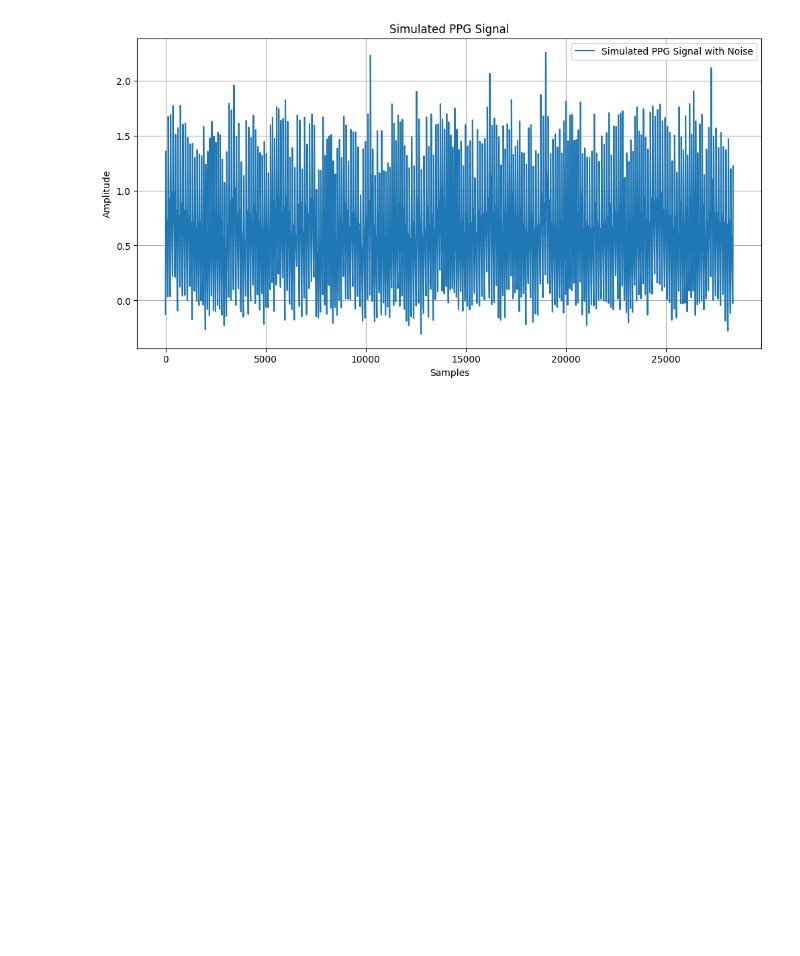
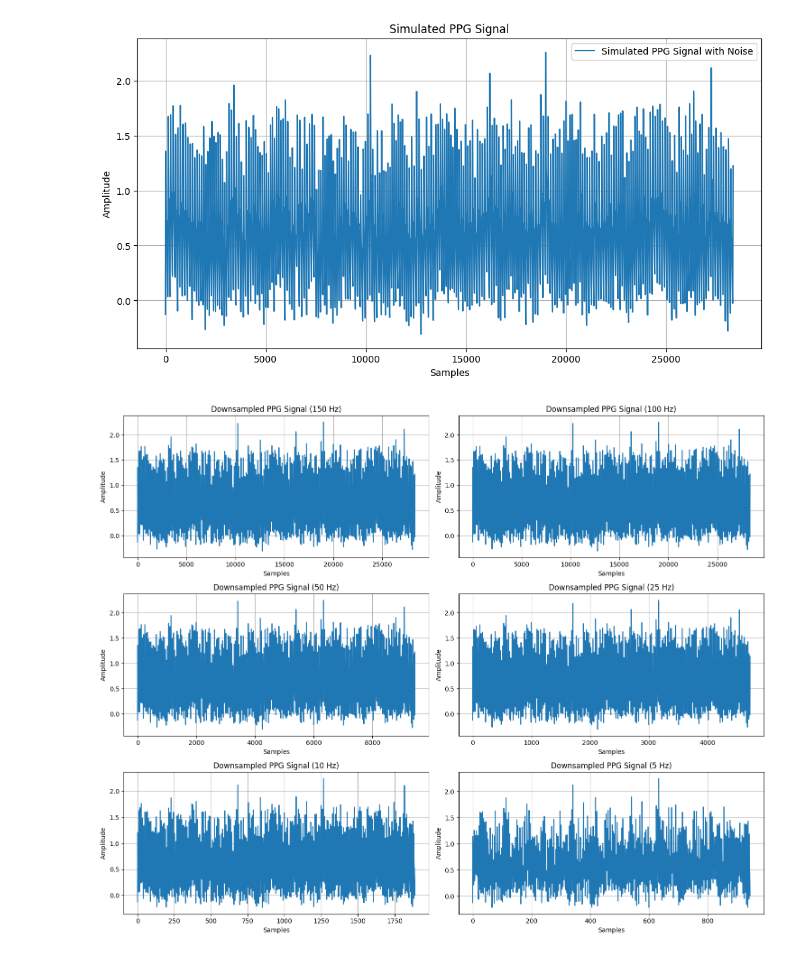
Before and after one commit to GhiffariIs/IF3024-HO2, a Jupyter notebook: 122140189.ipynb, the cells around one changed output. Drawn from its saved outputs; the diff is of its cells as text; code cells hidden in the pictures; blank space fills up the shorter version.

```diff
--- a/122140189.ipynb
+++ b/122140189.ipynb
@@ -34,3 +35,30 @@ plt.show()
 # %% [output]
 Skipping random IBI modulation, since the offset_weight 0.89 leads to physiologically implausible wave durations of 74.2499999999997 milliseconds.
 [figure]
+# %%
+# Create downsampling factors
+original_sr = sampling_rate
+target_srs = [150, 100, 50, 25, 10, 5]
+
+# Create subplots
+plt.figure(figsize=(15, 12))
+
+for i, target_sr in enumerate(target_srs, 1):
+    # Calculate downsample factor
+    downsample_factor = original_sr // target_sr
+
+    # Downsample the signal
+    ppg_downsampled = ppg[::downsample_factor]
+
+    # Plot
+    plt.subplot(3, 2, i)
+    plt.plot(ppg_downsampled)
+    plt.title(f'Downsampled PPG Signal ({target_sr} Hz)')
+    plt.xlabel('Samples')
+    plt.ylabel('Amplitude')
+    plt.grid(True)
+
+plt.tight_layout()
+plt.show()
+# %% [output]
+[figure, added]
```
Also changed, not shown: parts of 2 cells of this notebook.
